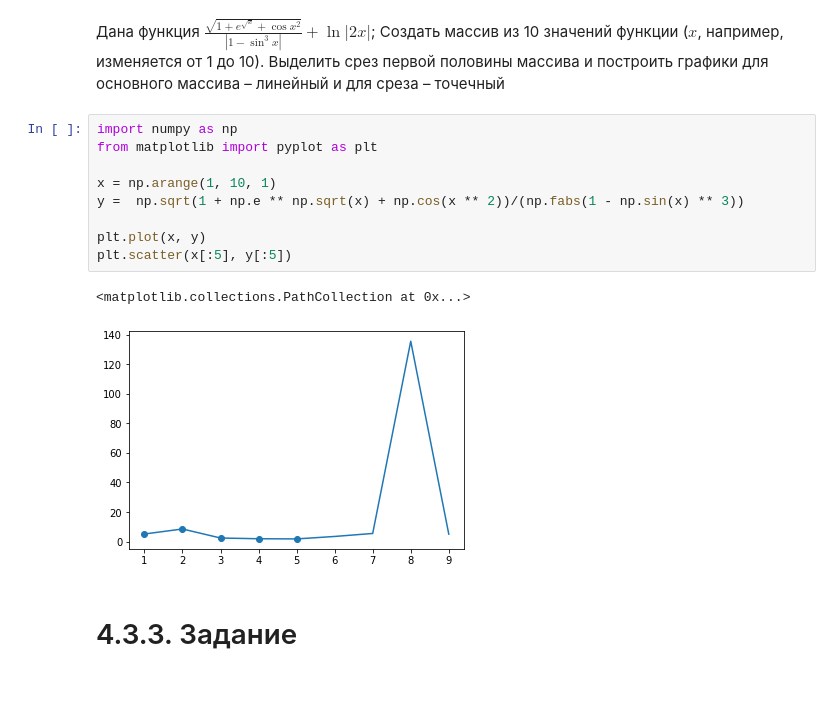
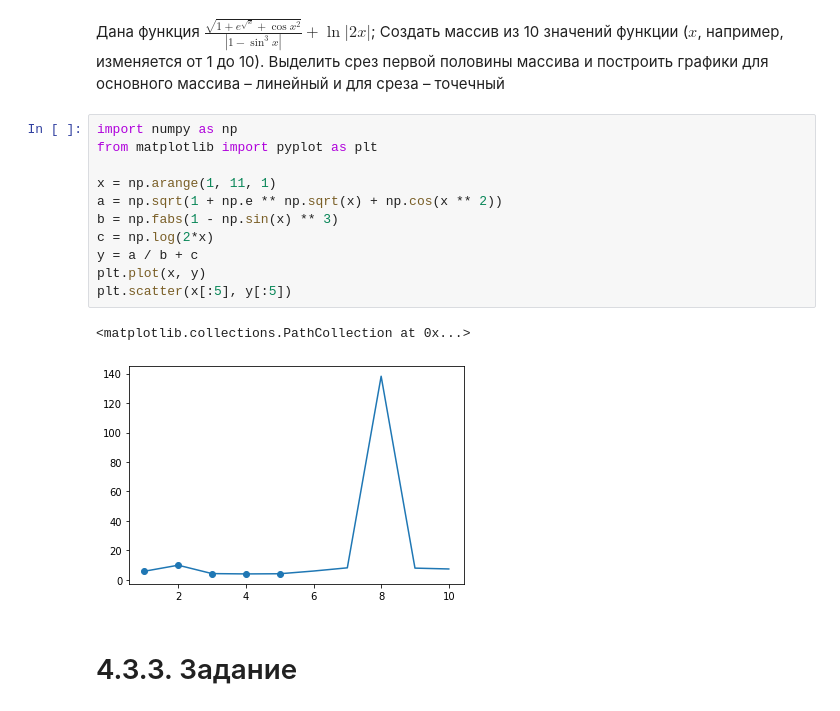
Before and after one commit to paveldm/AI-repos, a Jupyter notebook: Workbook1.ipynb, the cells around one changed output. Cells and saved outputs as stored; diff of their text form.

```diff
--- a/Workbook1.ipynb
+++ b/Workbook1.ipynb
@@ -265,15 +266,17 @@ plt.scatter(arr, arr)
 # %%
 import numpy as np
 from matplotlib import pyplot as plt
 
-x = np.arange(1, 10, 1)
-y =  np.sqrt(1 + np.e ** np.sqrt(x) + np.cos(x ** 2))/(np.fabs(1 - np.sin(x) ** 3))
-
+x = np.arange(1, 11, 1)
+a = np.sqrt(1 + np.e ** np.sqrt(x) + np.cos(x ** 2))
+b = np.fabs(1 - np.sin(x) ** 3)
+c = np.log(2*x)
+y = a / b + c
 plt.plot(x, y)
 plt.scatter(x[:5], y[:5])
 # %% [output]
 <matplotlib.collections.PathCollection at 0x...>
-[figure, old version]
+[figure, new version]
 # %% [markdown]
 # 4.3.3. Задание
 # %% [markdown]
```
Also changed, not shown: parts of 7 cells of this notebook.
